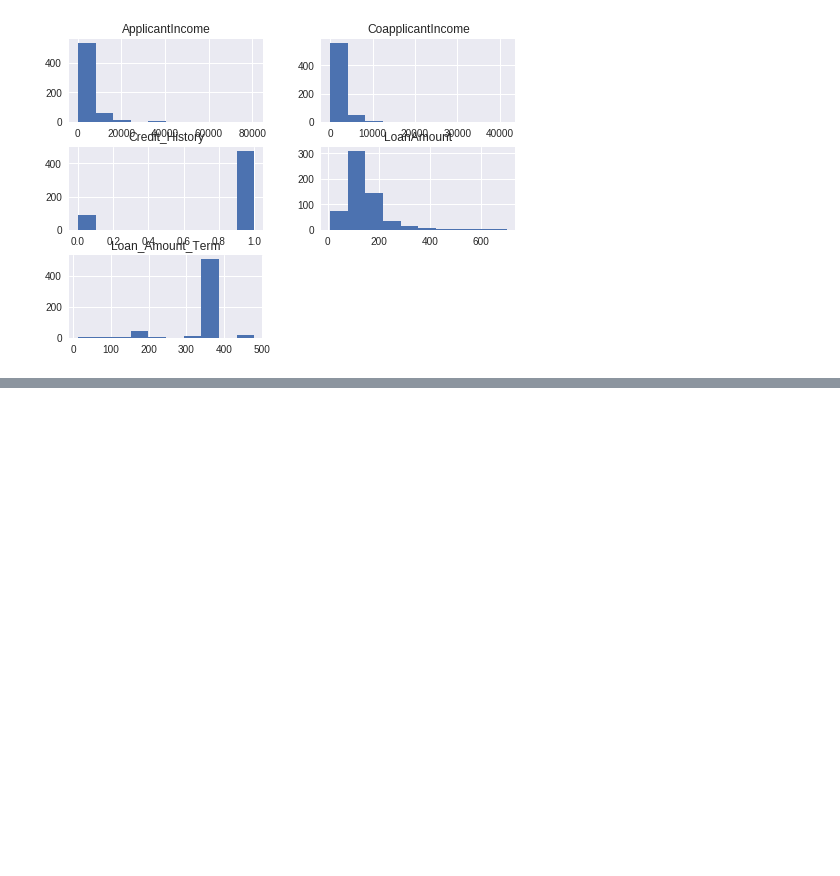
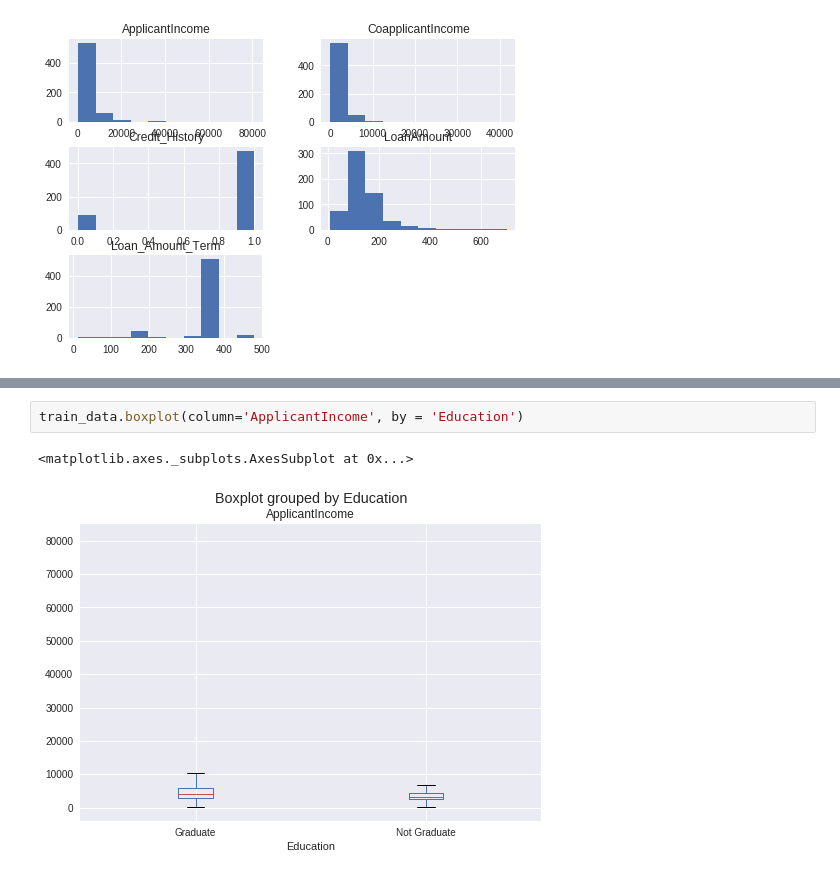
Before and after one commit to SahanaRaghu/ML, a Jupyter notebook: AnalyticsVidyaLoanPrediction.ipynb, the cells around one changed output, grey strips where cells are left out. Cells and saved outputs as stored; diff of their text form; blank space fills up the shorter version.

```diff
--- a/AnalyticsVidyaLoanPrediction.ipynb
+++ b/AnalyticsVidyaLoanPrediction.ipynb
@@ -72,0 +88,5 @@ array([[<matplotlib.axes._subplots.AxesSubplot object at 0x...>,
+# %%
+train_data.boxplot(column='ApplicantIncome', by = 'Education')
+# %% [output]
+<matplotlib.axes._subplots.AxesSubplot at 0x...>
+[figure, added]
```
Also changed, not shown: parts of 3 cells of this notebook.
